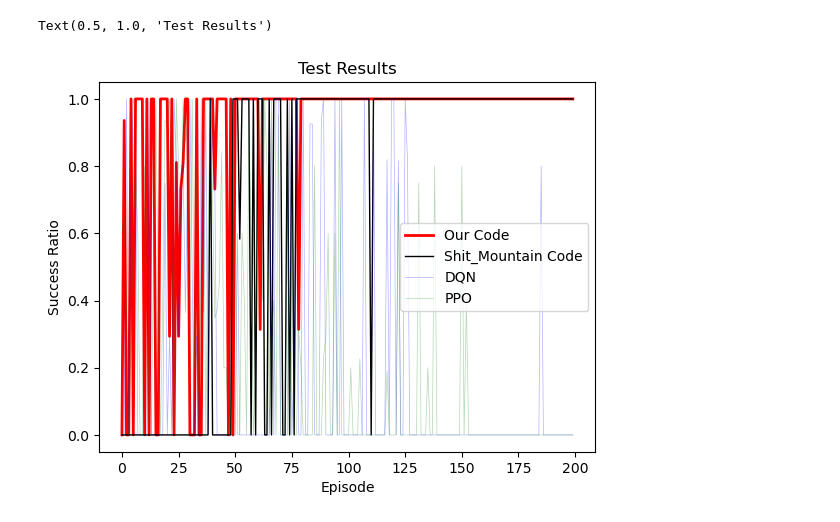
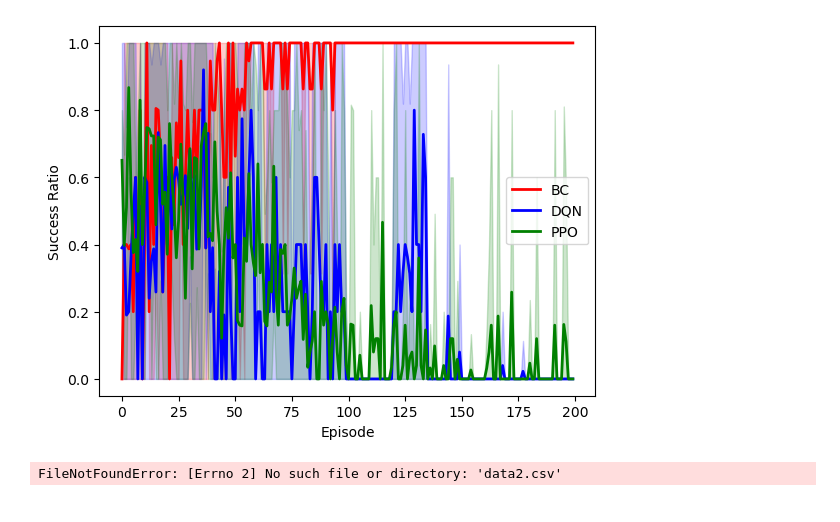
Before and after one commit to RanZhu1989/IL_Self_Healing, a Jupyter notebook: plot/plot.ipynb, the cells around one changed output. Saved outputs shown, nothing was run; the diff lists cells and outputs as text; code cells hidden in the pictures.

```diff
--- a/plot/plot.ipynb
+++ b/plot/plot.ipynb
@@ -23,14 +4,55 @@ episode = np.arange(len(bc_rate))
+# %%
+bc_rate = np.loadtxt('bc.csv',delimiter=',')
+bc_max = np.max(bc_rate,axis=1)
+bc_min = np.min(bc_rate,axis=1)
+bc_mean = np.mean(bc_rate,axis=1)
+dqn_rate = np.loadtxt('dqn.csv',delimiter=',')
+dqn_max = np.max(dqn_rate,axis=1)
+dqn_min = np.min(dqn_rate,axis=1)
+dqn_mean = np.mean(dqn_rate,axis=1)
+ppo_rate = np.loadtxt('ppo.csv',delimiter=',')
+ppo_max = np.max(ppo_rate,axis=1)
+ppo_min = np.min(ppo_rate,axis=1)
+ppo_mean = np.mean(ppo_rate,axis=1)
 # %%
-
-# 绘制原始数据曲线和平均曲线
-plt.plot(bc_success_rate, label='Our Code',color='red',linewidth=2)
-plt.plot(old_success_rate, label='Shit_Mountain Code',color='black',linewidth=1)
-plt.plot(dqn_success_rate, label='DQN',color='blue',linewidth=0.5,alpha=0.3)
-plt.plot(ppo_success_rate, label='PPO',color='green',linewidth=0.5,alpha=0.3)
+plt.plot(bc_mean, label='BC',color='red',linewidth=2)
+plt.fill_between(np.arange(0,200),bc_min,bc_max,color='red',alpha=0.2)
+plt.plot(dqn_mean, label='DQN',color='blue',linewidth=2)
+plt.fill_between(np.arange(0,200),dqn_min,dqn_max,color='blue',alpha=0.2)
+plt.plot(ppo_mean, label='PPO',color='green',linewidth=2)
+plt.fill_between(np.arange(0,200),ppo_min,ppo_max,color='green',alpha=0.2)
+plt.xlabel('Episode')
+plt.ylabel('Success Ratio')
 plt.legend()
-plt.xlabel("Episode")
-plt.ylabel("Success Ratio")
-plt.title("Test Results")
+plt.show()
 # %% [output]
-Text(0.5, 1.0, 'Test Results')
-[figure, old version]
+[figure, new version]
+# %%
+import csv
+import numpy as np
+
+data = []
+
+# 打开CSV文件
+with open('data2.csv', 'r') as file:
+    # 创建CSV读取器
+    csv_reader = csv.reader(file, delimiter=',')
+
+    # 逐行读取数据
+    for row in csv_reader:
+        row_data = []
+        for element in row:
+            # 去除中括号，并按空格分割字符串
+            element_values = element.strip("[]").split()
+            # 将每个值转换为浮点数
+            element_data = [float(value) for value in element_values]
+            row_data.append(element_data)
+        data.append(row_data)
+
+# 将数据转换为NumPy数组
+data = np.array(data)
+
+# 打印结果
+print(data)
+# %% [output]
+FileNotFoundError: [Errno 2] No such file or directory: 'data2.csv'
```
Also changed, not shown: parts of 2 cells of this notebook, 17 other files.
